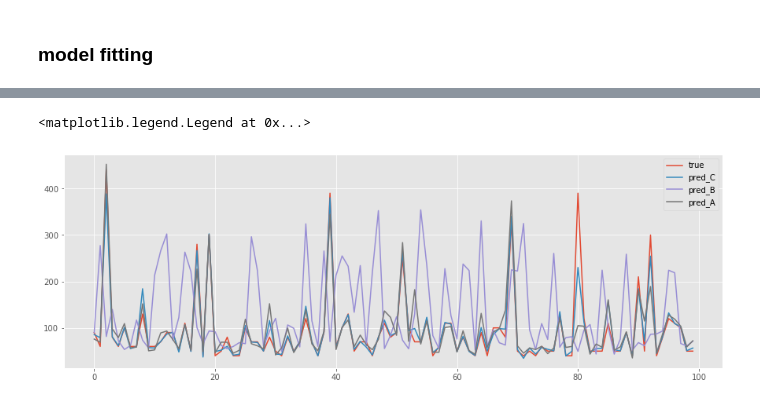
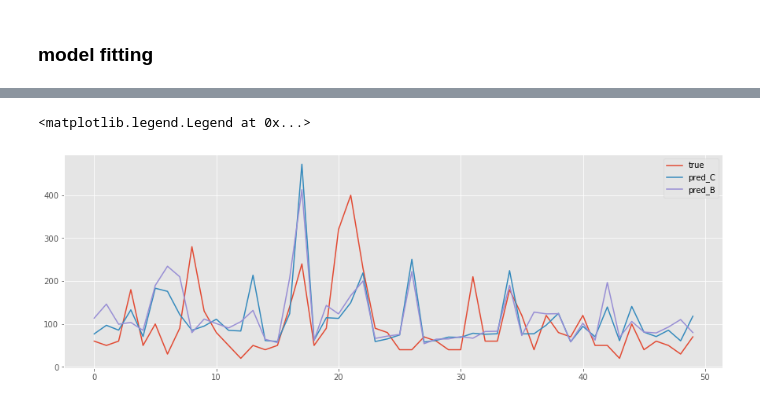
Before and after one commit to fdesmond/seme-ts, a Jupyter notebook: oracle.ipynb, the cells around one changed output, grey strips where cells are left out. Saved outputs shown, nothing was run; the diff lists cells and outputs as text; code cells hidden in the pictures.

```diff
--- a/oracle.ipynb
+++ b/oracle.ipynb
@@ -28,7 +28,7 @@ ts_index = ['T1', 'RH_1', 'T2', 'RH_2', 'T3', 'RH_3', 'T4',
        'RH_9', 'T_out', 'Press_mm_hg', 'RH_out', 'Windspeed',
        'Tdewpoint', 'Appliances']
 
-data_A = energy[ts_index]
+data_A = energy[ts_index].iloc[:3000]
 display(data_A.head(), data_A.describe())
 # %% [output]
 |  | T1 | RH_1 | T2 | RH_2 | T3 | RH_3 | T4 | RH_4 | T5 | RH_5 | ... | ... |
@@ -145,0 +141,25 @@ RandomForestRegressor(bootstrap=True, ccp_alpha=0.0, criterion='mse',
+# %%
+# data B
+#indices_B = block_sampling(data_A.shape[0], 6, 50)
+#data_B = data_A[indices_B]
+data_B = data_A.sample(400)
+
+y_B = data_B.Appliances
+X_B = data_B.drop(columns='Appliances')
+
+xtrain_B, xtest_B, ytrain_B, ytest_B = train_test_split(X_B, y_B, random_state=42)
+
+rf_B = RandomForestRegressor()
+rf_B.fit(xtrain_B, ytrain_B)
+
+
+# data C
+data_C = dfaug(data_B, sigma=1)     # sigma tunes the distortion
+
+y_C = data_C.Appliances
+X_C = data_C.drop(columns='Appliances')
+
+xtrain_C, xtest_C, ytrain_C, ytest_C = train_test_split(X_C, y_C, random_state=42)
+
+rf_C = RandomForestRegressor()
+rf_C.fit(xtrain_C, ytrain_C)
@@ -164,11 +192,12 @@ display(rf_C.score(xtrain_C, ytrain_C), rf_C.score(xtest_C, ytest_C), rf_C.score
 # %%
 plt.rcParams['figure.figsize'] = [15, 5]
-s=100
-plt.plot(range(s), ytest_A[s:200], label = "true")
-plt.plot(range(s), rf_C.predict(xtest_A[s:200]), label = "pred_C")
-plt.plot(range(s), rf_B.predict(xtest_A[s:200]), label = "pred_B")
-plt.plot(range(s), rf_A.predict(xtest_A[s:200]), label = "pred_A")
+s=200
+i=50
+plt.plot(range(i), ytest_A[s:s+i], label = "true")
+plt.plot(range(i), rf_C.predict(xtest_A[s:s+i]), label = "pred_C")
+plt.plot(range(i), rf_B.predict(xtest_A[s:s+i]), label = "pred_B")
+#plt.plot(range(i), rf_A.predict(xtest_A[s:s+i]), label = "pred_A")
 plt.legend()
 # %% [output]
 <matplotlib.legend.Legend at 0x...>
-[figure, old version]
+[figure, new version]
```
Also changed, not shown: parts of 15 cells of this notebook.
